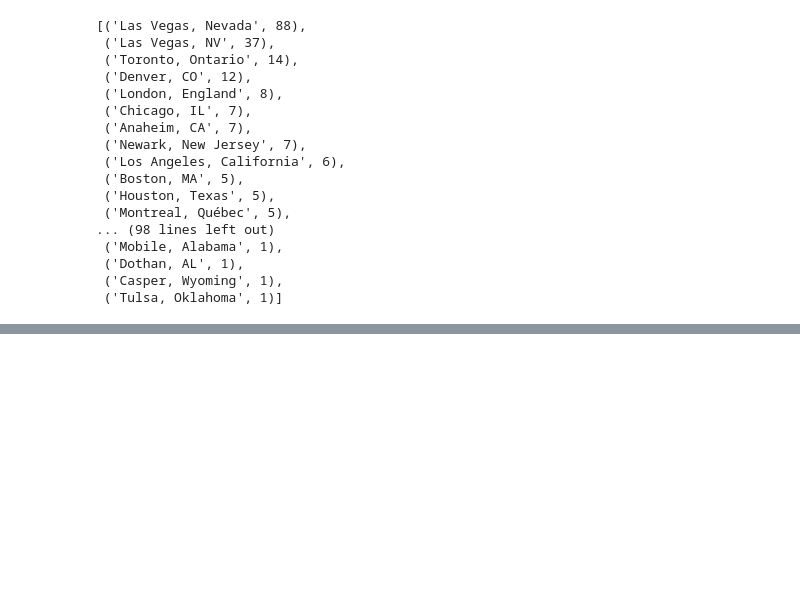
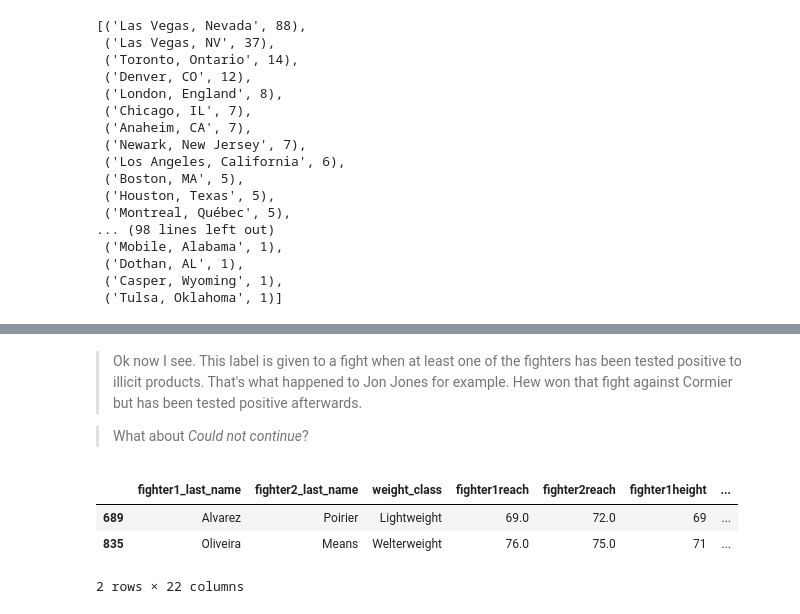
Before and after one commit to goujonbe/ufc-data-analysis, a Jupyter notebook: notebooks/data_analysis.ipynb, the cells around one changed output, grey strips where cells are left out. Drawn from its saved outputs; the diff is of its cells as text; code cells hidden in the pictures; blank space fills up the shorter version.

```diff
--- a/notebooks/data_analysis.ipynb
+++ b/notebooks/data_analysis.ipynb
@@ -166,0 +239,11 @@ number_events_per_city_sorted
+# %% [markdown]
+> Ok now I see. This label is given to a fight when at least one of the fighters has been tested positive to illicit products. That's what happened to Jon Jones for example. Hew won that fight against Cormier but has been tested positive afterwards.
+
+> What about *Could not continue*?
+# %%
+df_fights[df_fights['method'] == 'Could Not Continue'].head(2)
+# %% [output]
+|  | fighter1_last_name | fighter2_last_name | weight_class | fighter1reach | fighter2reach | fighter1height | ... |
+| 689 | Alvarez | Poirier | Lightweight | 69.0 | 72.0 | 69 | ... |
+| 835 | Oliveira | Means | Welterweight | 76.0 | 75.0 | 71 | ... |
+2 rows × 22 columns
```
Also changed, not shown: parts of 12 cells of this notebook.
